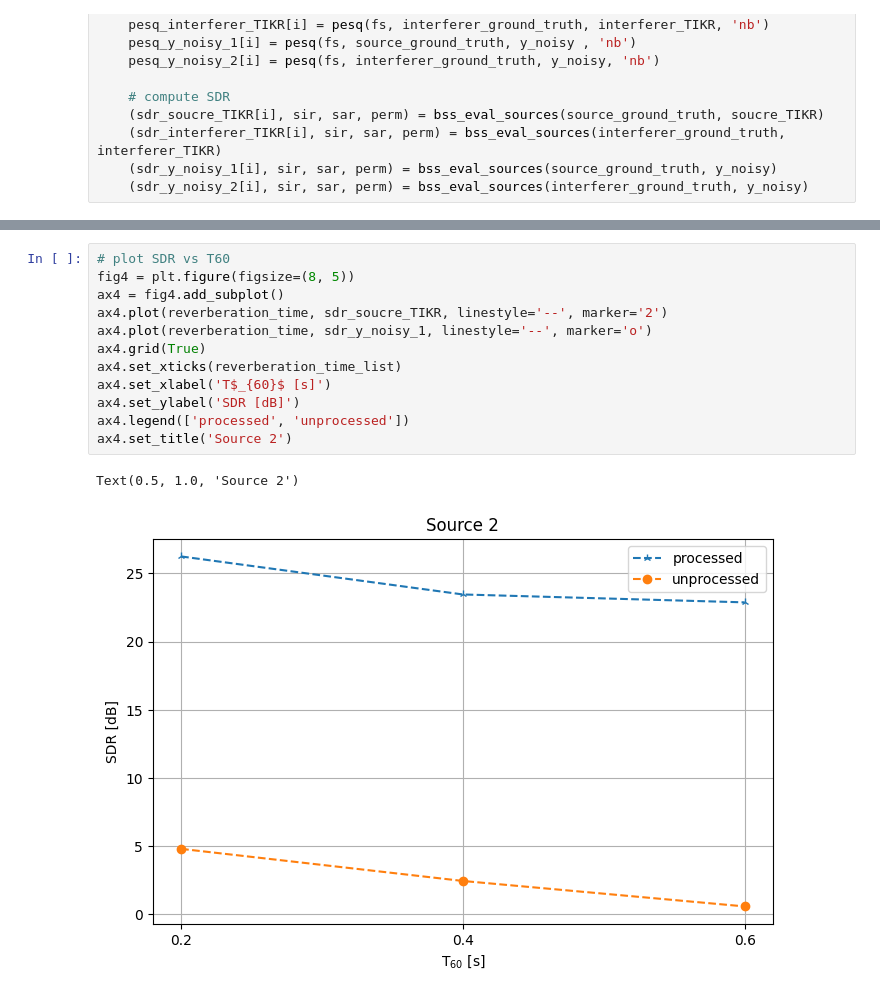
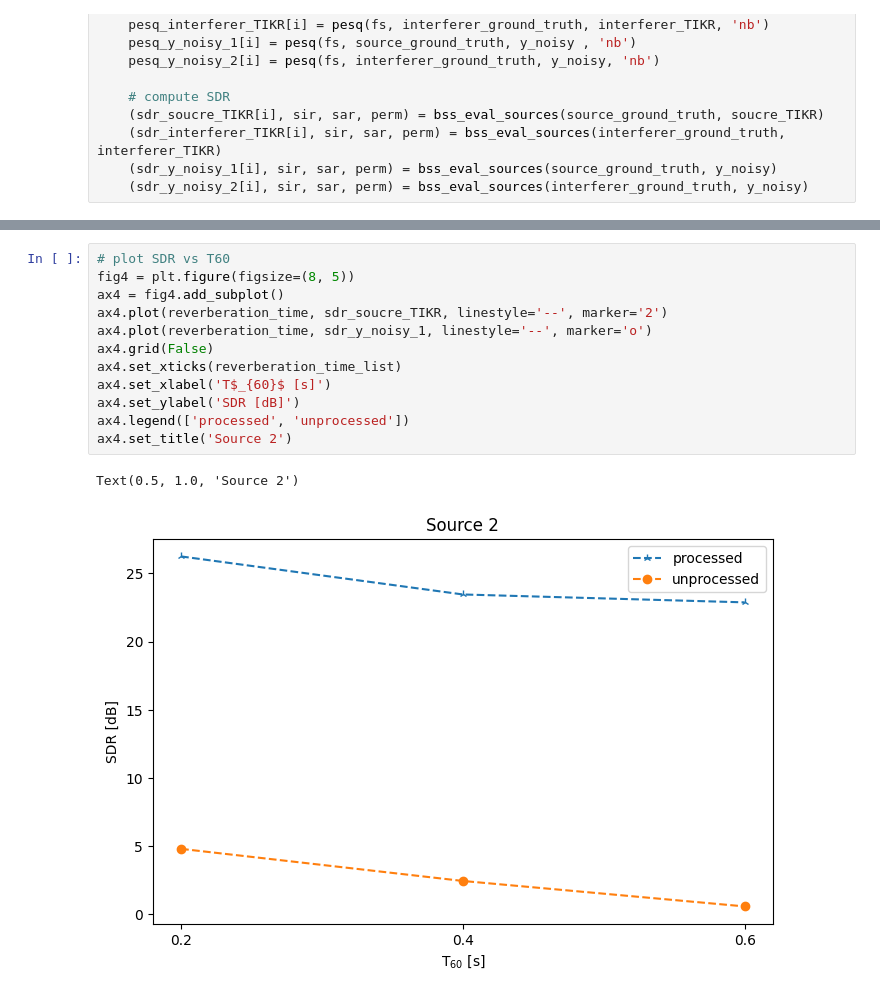
Before and after one commit to anchiyuan/CTF, a Jupyter notebook: evaluation_TIKR.ipynb, the cells around one changed output, grey strips where cells are left out. Drawn from its saved outputs; the diff is of its cells as text.

```diff
--- a/evaluation_TIKR.ipynb
+++ b/evaluation_TIKR.ipynb
@@ -101,15 +101,15 @@ Text(0.5, 1.0, 'Source 1')
 # %%
 # plot SDR vs T60
 fig4 = plt.figure(figsize=(8, 5))
 ax4 = fig4.add_subplot()
 ax4.plot(reverberation_time, sdr_soucre_TIKR, linestyle='--', marker='2')
 ax4.plot(reverberation_time, sdr_y_noisy_1, linestyle='--', marker='o')
-ax4.grid(True)
+ax4.grid(False)
 ax4.set_xticks(reverberation_time_list)
 ax4.set_xlabel('T$_{60}$ [s]')
 ax4.set_ylabel('SDR [dB]')
 ax4.legend(['processed', 'unprocessed'])
 ax4.set_title('Source 2')
 # %% [output]
 Text(0.5, 1.0, 'Source 2')
-[figure, old version]
+[figure, new version]
```
Also changed, not shown: parts of 3 cells of this notebook, 9 other files.
